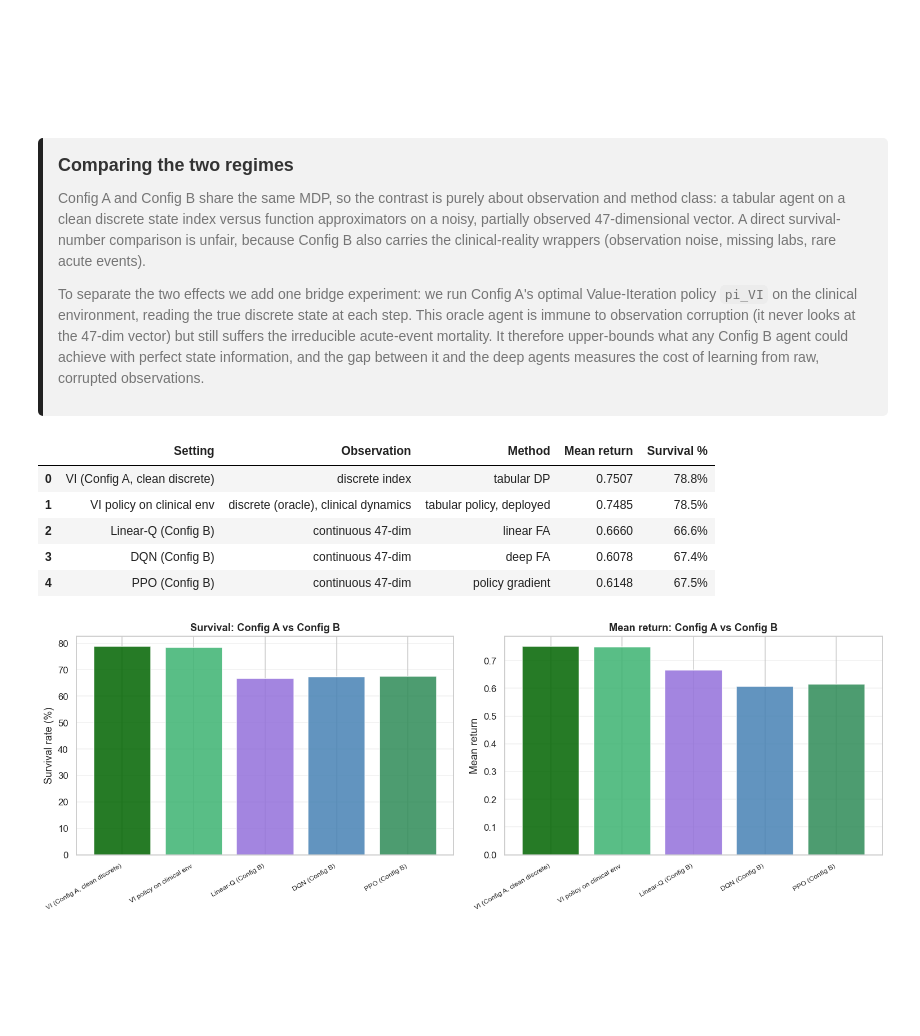
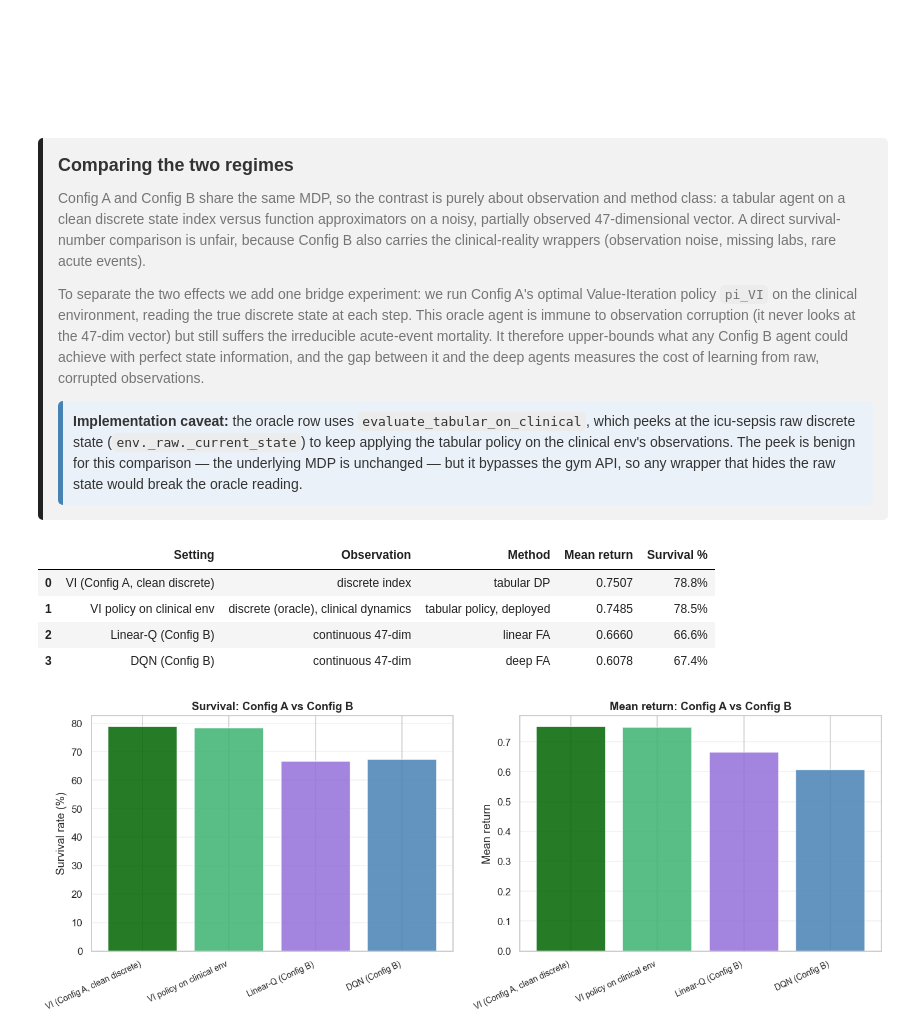
Before and after one commit to SamuelBraun/reinforcement-learning-sepsis, a Jupyter notebook: rl_sepsis_project.ipynb, the cells around one changed output. Cells and saved outputs as stored; diff of their text form; code cells hidden in the pictures; blank space fills up the shorter version.

```diff
--- a/rl_sepsis_project_refactored.ipynb
+++ b/rl_sepsis_project.ipynb
@@ -273,7 +272,7 @@ All Config A algorithms must beat the random baseline.
 fig, axes = plt.subplots(1, 2, figsize=(14, 4))
 
 np.random.seed(SEED)
-env_vis = make_sepsis_env()
+env_vis = make_sepsis_env(quiet=True)
 env_vis.action_space.seed(SEED)
 visited = []
 for _ in range(300):
@@ -608,7 +615,7 @@ ql_td_errors = np.empty((len(SEEDS), N_EPISODES))
 ql_snapshots_per_seed = []
 
 for s_idx, seed in enumerate(SEEDS):
-    env_train = make_sepsis_env()
+    env_train = make_sepsis_env(quiet=True)
     env_train.action_space.seed(seed)
     rng = np.random.default_rng(seed)
     Q = np.zeros((N_STATES, N_ACTIONS))
@@ -795,7 +790,7 @@ def eps_greedy_action(Q_row, eps_val, n_actions, rng_local, env_local):
 
 
 for s_idx, seed in enumerate(SEEDS):
-    env_train = make_sepsis_env()
+    env_train = make_sepsis_env(quiet=True)
     env_train.action_space.seed(seed)
     rng = np.random.default_rng(seed)
     Q = np.zeros((N_STATES, N_ACTIONS))
@@ -1410,8 +1514,12 @@ def linear_q_train(seed, total_steps=TOTAL_STEPS, alpha=0.01, gamma=GAMMA,
                    eval_episodes=200):
     rng = np.random.default_rng(seed)
     env = make_clinical_env_quiet()
-    W = np.zeros((N_ACTIONS, 47), dtype=np.float64)
-    b = np.zeros(N_ACTIONS, dtype=np.float64)
+    # Small random init breaks the all-zero argmax tie that otherwise pins
+    # the policy to action 0 forever (all 25 Q-values start identical, so
+    # np.argmax always returns 0, only head 0 gets updated, and the agent
+    # never explores enough to discover that any other action could be better).
+    W = rng.normal(loc=0.0, scale=0.01, size=(N_ACTIONS, 47)).astype(np.float64)
+    b = rng.normal(loc=0.0, scale=0.01, size=N_ACTIONS).astype(np.float64)
     eps_decay_steps = int(0.8 * total_steps)
 
     def greedy_action(obs_vec):
@@ -1852,6 +1971,9 @@ plt.show()
     <h3 style="margin-top: 0; margin-bottom: 10px; color: #333333; font-weight: bold;">Comparing the two regimes</h3>
     <p style="margin: 10px 0; margin-right: 40px; color: #757575;">Config A and Config B share the same MDP, so the contrast is purely about observation and method class: a tabular agent on a clean discrete state index versus function approximators on a noisy, partially observed 47-dimensional vector. A direct survival-number comparison is unfair, because Config B also carries the clinical-reality wrappers (observation noise, missing labs, rare acute events).</p>
     <p style="margin: 10px 0; margin-right: 40px; color: #757575;">To separate the two effects we add one bridge experiment: we run Config A's optimal Value-Iteration policy <code>pi_VI</code> on the clinical environment, reading the true discrete state at each step. This oracle agent is immune to observation corruption (it never looks at the 47-dim vector) but still suffers the irreducible acute-event mortality. It therefore upper-bounds what any Config B agent could achieve with perfect state information, and the gap between it and the deep agents measures the cost of learning from raw, corrupted observations.</p>
+    <div style="background-color: #EAF1F8; padding: 10px; margin-top: 10px; margin-right: 30px; border-left: 5px solid #4682B4; border-radius: 5px; max-width: 95%; color: #333333;">
+        <strong>Implementation caveat:</strong> the oracle row uses <code>evaluate_tabular_on_clinical</code>, which peeks at the icu-sepsis raw discrete state (<code>env._raw._current_state</code>) to keep applying the tabular policy on the clinical env's observations. The peek is benign for this comparison &mdash; the underlying MDP is unchanged &mdash; but it bypasses the gym API, so any wrapper that hides the raw state would break the oracle reading.
+    </div>
 </div>
 # %%
 set_global_seeds(SEED)
@@ -1859,11 +1981,11 @@ vi_clinical_returns, vi_clinical_lengths = evaluate_tabular_on_clinical(pi_VI)
 vi_clinical_mean = float(vi_clinical_returns.mean())
 vi_clinical_surv = float((vi_clinical_returns > 0).mean()) * 100
 
-comp_algos = ['VI (Config A, clean discrete)', 'VI policy on clinical env', 'Linear-Q (Config B)', 'DQN (Config B)', 'PPO (Config B)']
-comp_obs = ['discrete index', 'discrete (oracle), clinical dynamics', 'continuous 47-dim', 'continuous 47-dim', 'continuous 47-dim']
-comp_class = ['tabular DP', 'tabular policy, deployed', 'linear FA', 'deep FA', 'policy gradient']
-comp_returns = [vi_mean_ret, vi_clinical_mean, linq_mean_ret, dqn_mean_ret, ppo_mean_ret]
-comp_surv = [vi_surv, vi_clinical_surv, linq_surv, dqn_surv, ppo_surv]
+comp_algos = ['VI (Config A, clean discrete)', 'VI policy on clinical env', 'Linear-Q (Config B)', 'DQN (Config B)']
+comp_obs = ['discrete index', 'discrete (oracle), clinical dynamics', 'continuous 47-dim', 'continuous 47-dim']
+comp_class = ['tabular DP', 'tabular policy, deployed', 'linear FA', 'deep FA']
+comp_returns = [vi_mean_ret, vi_clinical_mean, linq_mean_ret, dqn_mean_ret]
+comp_surv = [vi_surv, vi_clinical_surv, linq_surv, dqn_surv]
 
 return_str_col = []
 surv_str_col = []
@@ -1874,39 +1996,38 @@ for surv_value in comp_surv:
 
 comparison_df = pd.DataFrame({
     'Setting': comp_algos,
     'Observation': comp_obs,
     'Method': comp_class,
     'Mean return': return_str_col,
     'Survival %': surv_str_col,
 })
 display(comparison_df)
 
-fig, axes = plt.subplots(1, 2, figsize=(14, 5))
+fig, axes = plt.subplots(1, 2, figsize=(13, 5))
 x_pos = np.arange(len(comp_algos))
-bar_colors = ['darkgreen', 'mediumseagreen', 'mediumpurple', 'steelblue', 'seagreen']
+bar_colors = ['darkgreen', 'mediumseagreen', 'mediumpurple', 'steelblue']
 axes[0].bar(x_pos, comp_surv, color=bar_colors, alpha=0.85)
 axes[0].set_ylabel('Survival rate (%)')
 axes[0].set_title('Survival: Config A vs Config B', fontweight='bold')
 axes[0].set_xticks(x_pos)
-axes[0].set_xticklabels(comp_algos, rotation=30, ha='right', fontsize=8)
+axes[0].set_xticklabels(comp_algos, rotation=25, ha='right', fontsize=9)
 axes[0].grid(True, alpha=0.3, axis='y')
 axes[1].bar(x_pos, comp_returns, color=bar_colors, alpha=0.85)
 axes[1].set_ylabel('Mean return')
 axes[1].set_title('Mean return: Config A vs Config B', fontweight='bold')
 axes[1].set_xticks(x_pos)
-axes[1].set_xticklabels(comp_algos, rotation=30, ha='right', fontsize=8)
+axes[1].set_xticklabels(comp_algos, rotation=25, ha='right', fontsize=9)
 axes[1].grid(True, alpha=0.3, axis='y')
 plt.tight_layout()
 plt.savefig(f'{PLOTS_DIR}/comparison_AB.png', bbox_inches='tight')
 plt.show()
 # %% [output]
 |  | Setting | Observation | Method | Mean return | Survival % |
 | 0 | VI (Config A, clean discrete) | discrete index | tabular DP | 0.7507 | 78.8% |
 | 1 | VI policy on clinical env | discrete (oracle), clinical dynamics | tabular policy, deployed | 0.7485 | 78.5% |
 | 2 | Linear-Q (Config B) | continuous 47-dim | linear FA | 0.6660 | 66.6% |
 | 3 | DQN (Config B) | continuous 47-dim | deep FA | 0.6078 | 67.4% |
-| 4 | PPO (Config B) | continuous 47-dim | policy gradient | 0.6148 | 67.5% |
-[figure, old version]
+[figure, new version]
 # %% [markdown]
 <div style="background-color: #F2F2F2; padding: 15px; margin-right: 30px; border-left: 5px solid; border-image: linear-gradient(to bottom, #A8C5E0, #4682B4, #2C5F8A, #1A3D5C) 1; border-radius: 5px; max-width: 95%;">
     <h3 style="margin-top: 0; margin-bottom: 10px; color: #333333; font-weight: bold;">Main Takeaways</h3>
```
Also changed, not shown: parts of 48 cells of this notebook, 33 other files.
